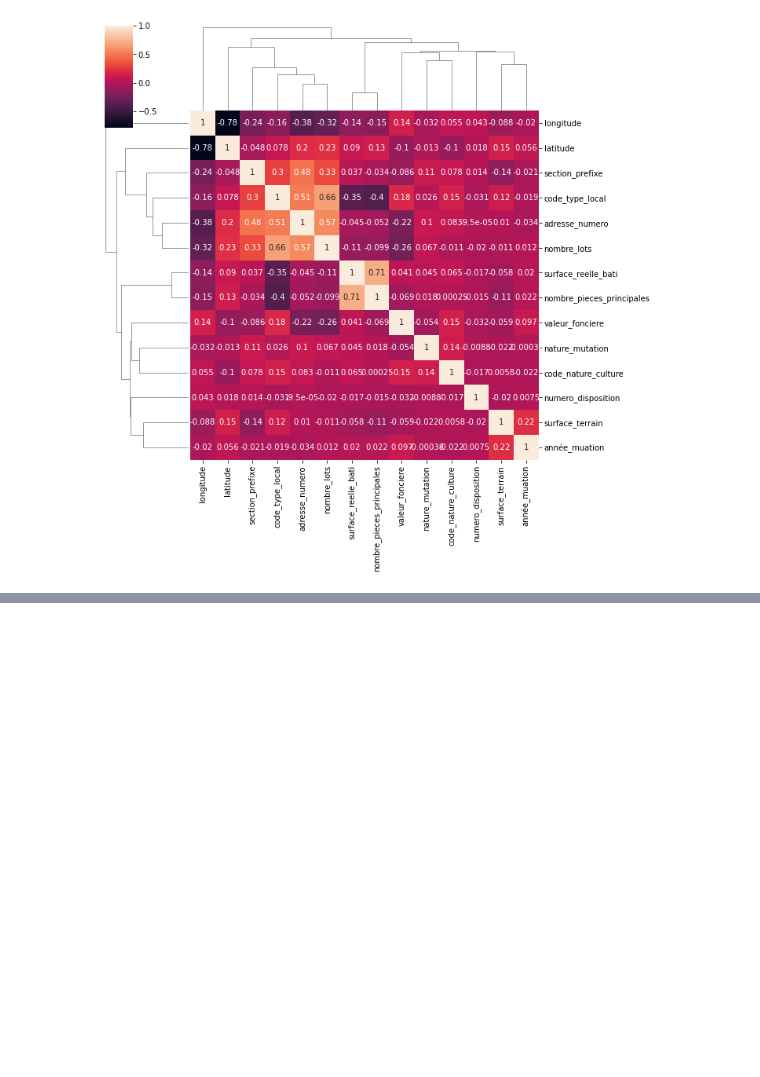
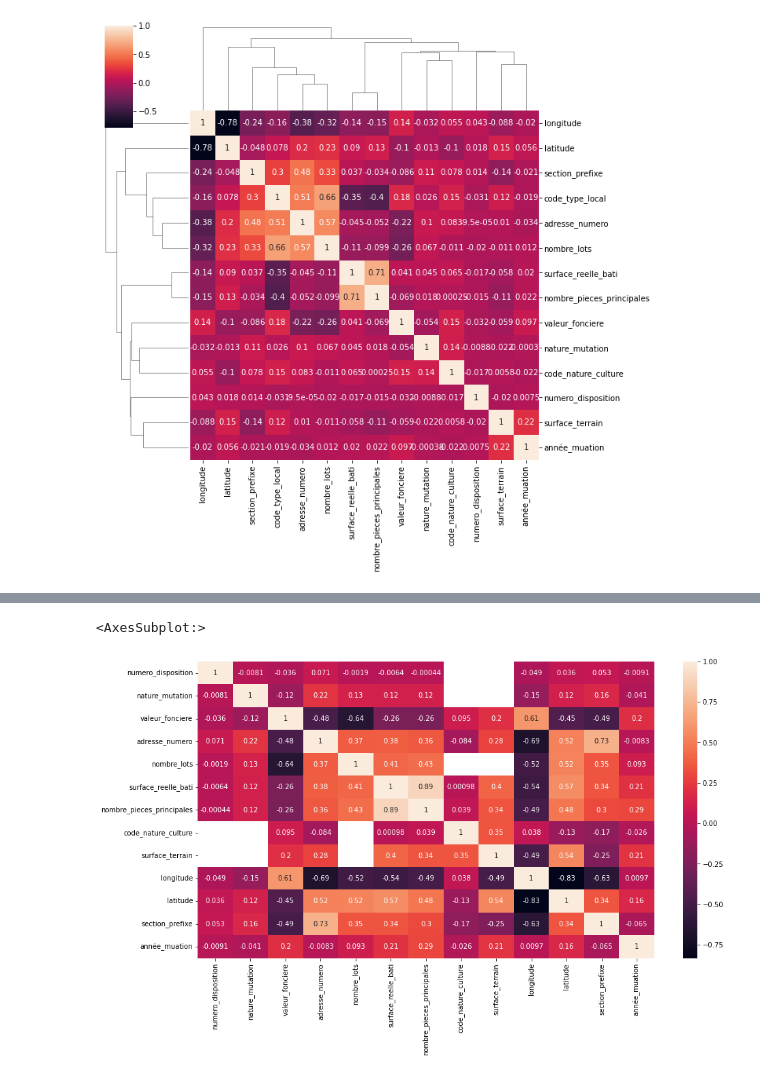
Before and after one commit to SamuelDeliens/Home, a Jupyter notebook: Apprentissage/projet.ipynb, the cells around one changed output, grey strips where cells are left out. Cells and saved outputs as stored; diff of their text form; code cells hidden in the pictures; blank space fills up the shorter version.

```diff
--- a/Apprentissage/projet.ipynb
+++ b/Apprentissage/projet.ipynb
@@ -488,0 +442,6 @@ data
+# %%
+plt.figure(figsize=(15,8))
+sns.heatmap(appartement.corr(),annot=True)
+# %% [output]
+<AxesSubplot:>
+[figure, added]
```
Also changed, not shown: parts of 44 cells of this notebook.
